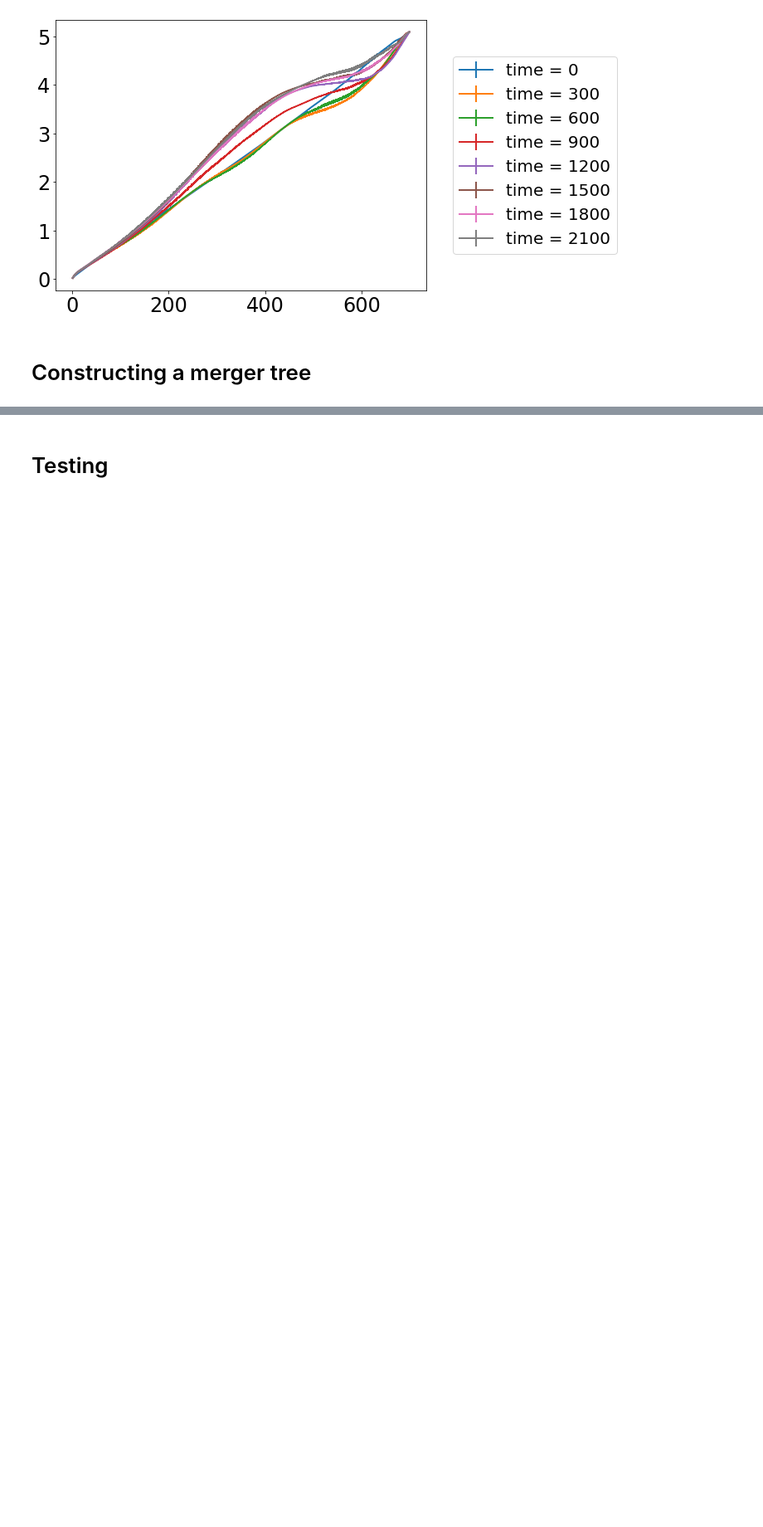
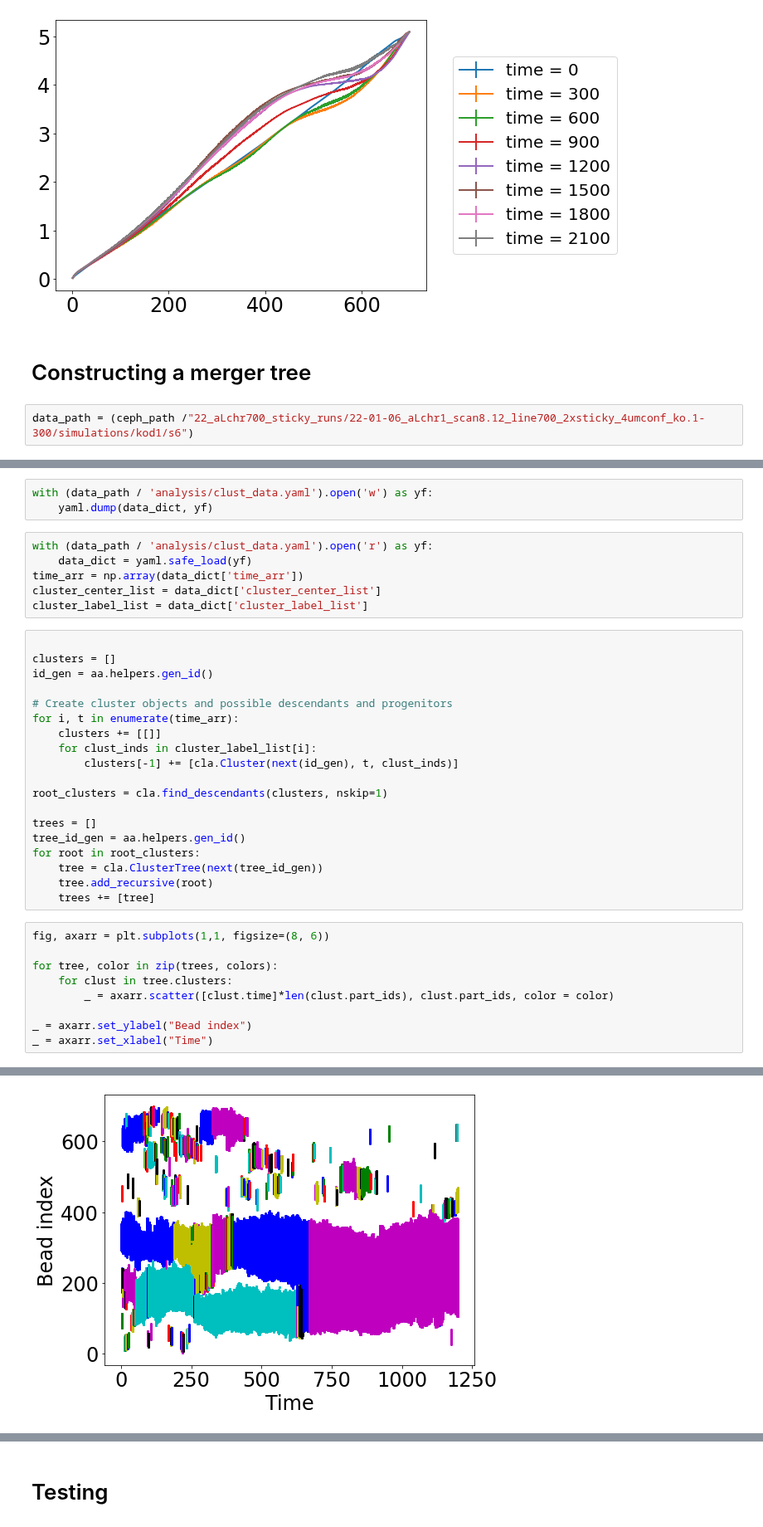
Before and after one commit to palladio11/aLENS_analysis, a Jupyter notebook: notebooks/13-Condensate_clustering.ipynb, the cells around one changed output, grey strips where cells are left out. Shown at 83% size. Saved outputs shown, nothing was run; the diff lists cells and outputs as text; blank space fills up the shorter version.

Commit message:
Added merger tree generation

```diff
--- a/notebooks/13-Condensate_clustering.ipynb
+++ b/notebooks/13-Condensate_clustering.ipynb
@@ -1728,6 +1728,8 @@ _ = ax.legend(loc='center left', bbox_to_anchor=(1.05, .5))
 [figure]
 # %% [markdown]
 # Constructing a merger tree
+# %%
+data_path = (ceph_path /"22_aLchr700_sticky_runs/22-01-06_aLchr1_scan8.12_line700_2xsticky_4umconf_ko.1-300/simulations/kod1/s6")
 # %%
 # Get cluster data
 # data_path = ceph_path / "22-07-15_aLc1_line16000_100umconf"
@@ -1842,0 +1782,38 @@ for tgroup in clusters:
+# %%
+with (data_path / 'analysis/clust_data.yaml').open('w') as yf:
+    yaml.dump(data_dict, yf)
+# %%
+with (data_path / 'analysis/clust_data.yaml').open('r') as yf:
+    data_dict = yaml.safe_load(yf)
+time_arr = np.array(data_dict['time_arr'])
+cluster_center_list = data_dict['cluster_center_list']
+cluster_label_list = data_dict['cluster_label_list']
+# %%
+
+clusters = []
+id_gen = aa.helpers.gen_id()
+
+# Create cluster objects and possible descendants and progenitors
+for i, t in enumerate(time_arr):
+    clusters += [[]]
+    for clust_inds in cluster_label_list[i]:
+        clusters[-1] += [cla.Cluster(next(id_gen), t, clust_inds)]
+
+root_clusters = cla.find_descendants(clusters, nskip=1)
+
+trees = []
+tree_id_gen = aa.helpers.gen_id()
+for root in root_clusters:
+    tree = cla.ClusterTree(next(tree_id_gen))
+    tree.add_recursive(root)
+    trees += [tree]
+# %%
+fig, axarr = plt.subplots(1,1, figsize=(8, 6))
+
+for tree, color in zip(trees, colors):
+    for clust in tree.clusters:
+        _ = axarr.scatter([clust.time]*len(clust.part_ids), clust.part_ids, color = color)
+
+_ = axarr.set_ylabel("Bead index")
+_ = axarr.set_xlabel("Time")
+# %% [output]
@@ -1842,0 +1821 @@ for tgroup in clusters:
+[figure, added]
```
Also changed, not shown: parts of 19 cells of this notebook, 2 other files.
